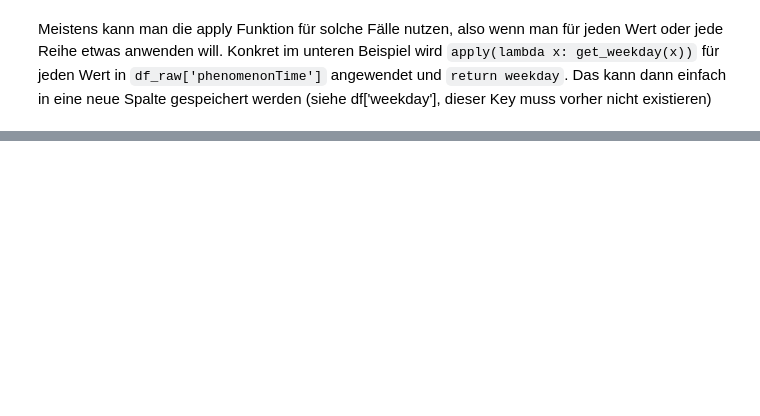
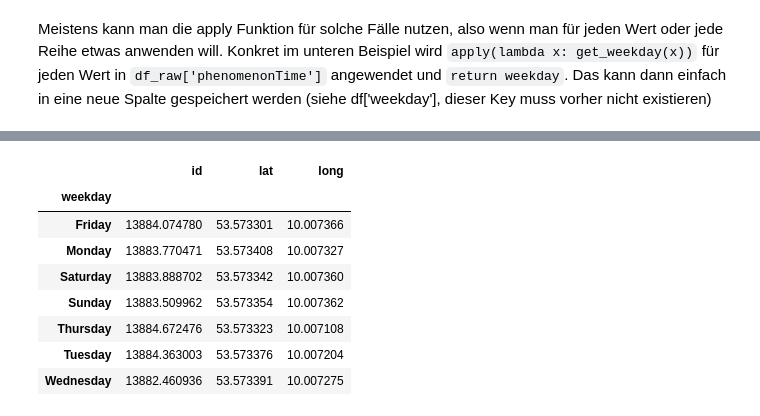
Before and after one commit to MaHag123/hh_techlabs_group12, a Jupyter notebook: data_retrieval_all_Patricia.ipynb, the cells around one changed output, grey strips where cells are left out. Saved outputs shown, nothing was run; the diff lists cells and outputs as text; code cells hidden in the pictures; blank space fills up the shorter version.

```diff
--- a/data_retrieval_all_Patricia.ipynb
+++ b/data_retrieval_all_Patricia.ipynb
@@ -241,0 +260,13 @@ df_raw.head()
+# %%
+# Calculating the average of each weekday
+df_raw.groupby(['weekday']).mean()
+# %% [output]
+|  | id | lat | long |
+| weekday |  |  |  |
+| Friday | 13884.074780 | 53.573301 | 10.007366 |
+| Monday | 13883.770471 | 53.573408 | 10.007327 |
+| Saturday | 13883.888702 | 53.573342 | 10.007360 |
+| Sunday | 13883.509962 | 53.573354 | 10.007362 |
+| Thursday | 13884.672476 | 53.573323 | 10.007108 |
+| Tuesday | 13884.363003 | 53.573376 | 10.007204 |
+| Wednesday | 13882.460936 | 53.573391 | 10.007275 |
```
Also changed, not shown: parts of 15 cells of this notebook.
